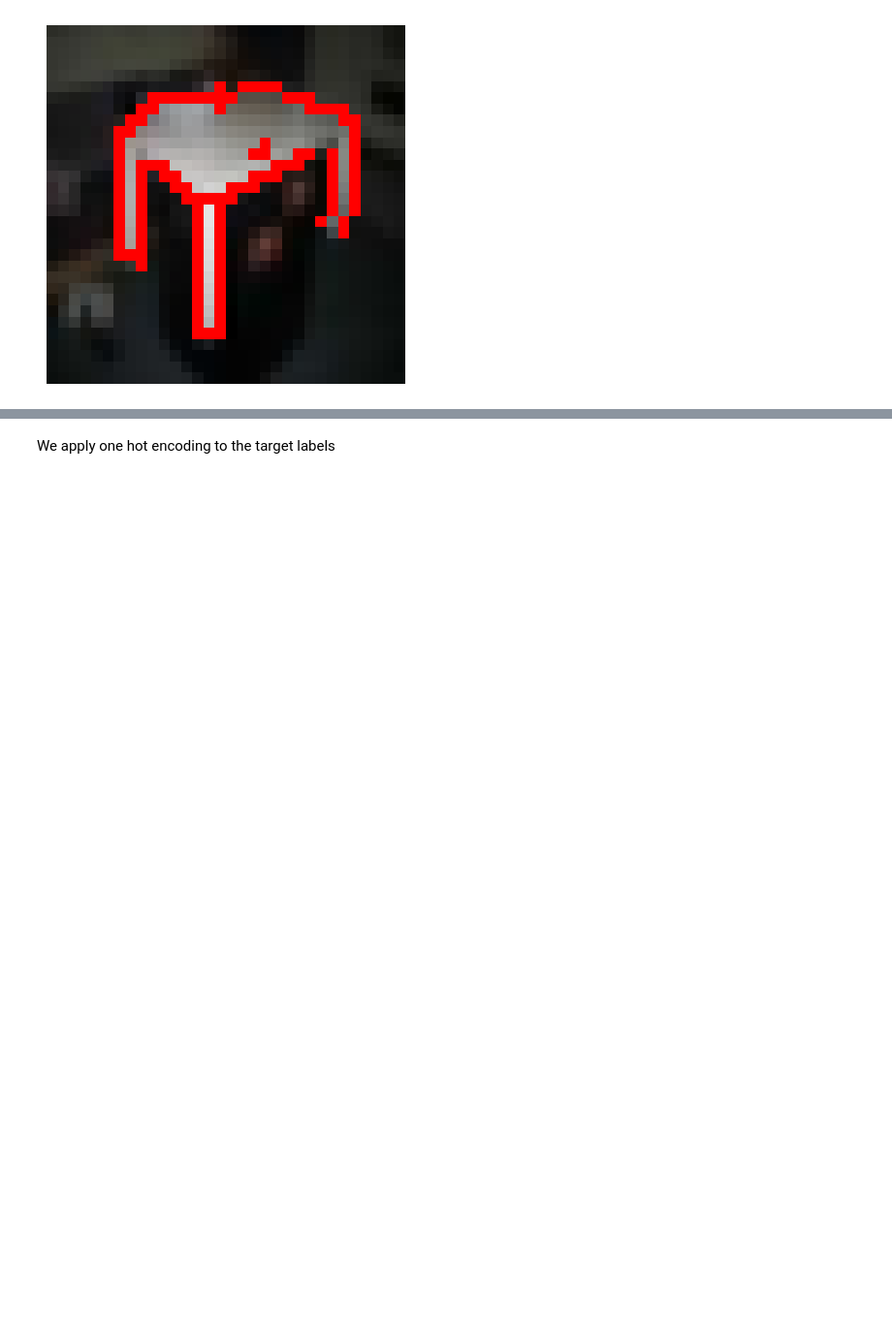
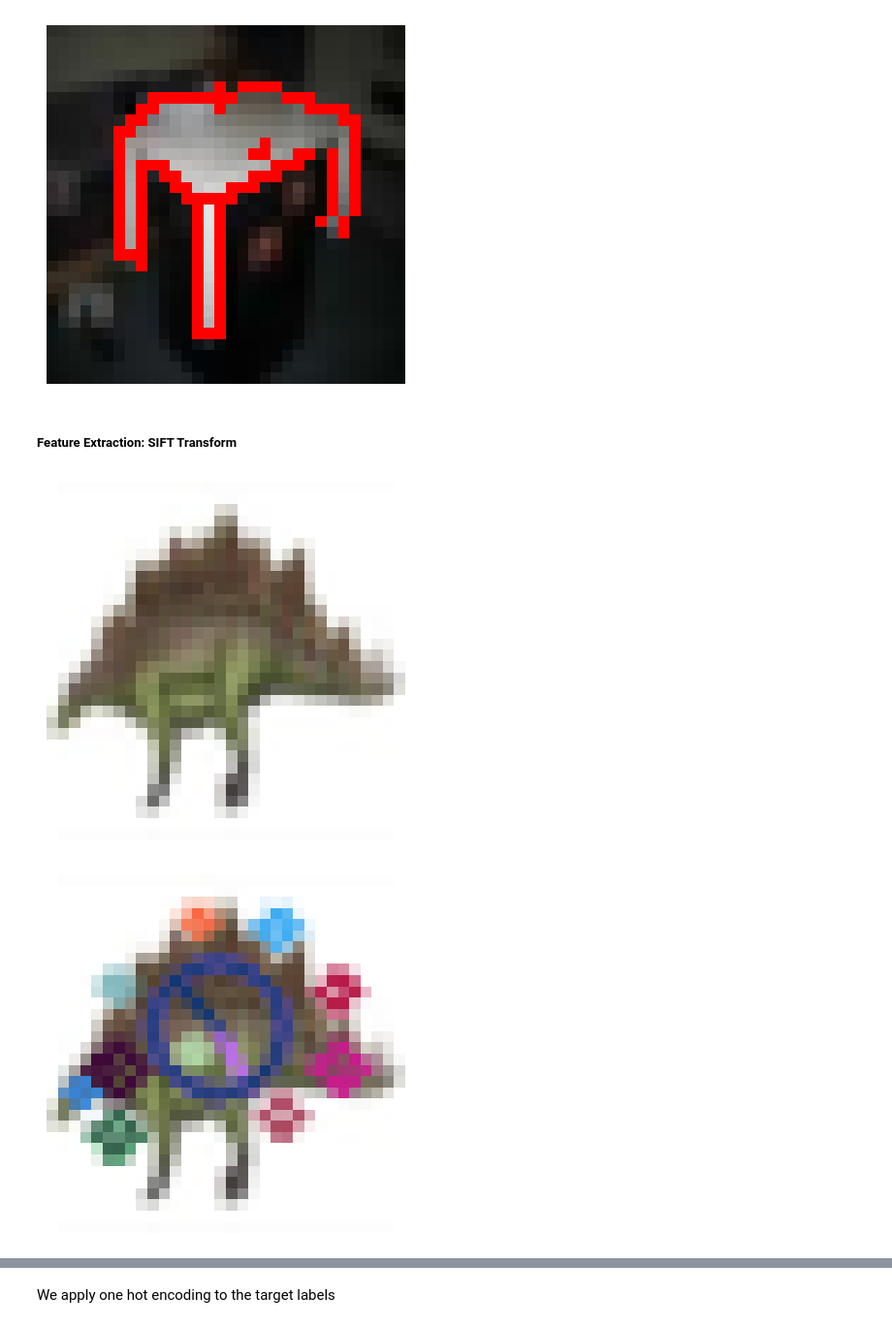
Before and after one commit to rubitopato/DL, a Jupyter notebook: main2.ipynb, the cells around one changed output, grey strips where cells are left out. Shown at 97% size. Cells and saved outputs as stored; diff of their text form; code cells hidden in the pictures; blank space fills up the shorter version.

Commit message:
Canny+SIFT

```diff
--- a/main2.ipynb
+++ b/main2.ipynb
@@ -47,6 +47,21 @@ def canny_edge_dataset(dataset):
             print("Couldn't process image")
 
     return np.array(canny_dataset)
+
+
+def sift_transform_dataset(dataset):
+    sift_dataset = []
+    for img_pre in dataset:
+        try:
+            img = img_pre.copy()
+            sift = cv2.SIFT_create()
+            keypoints = sift.detect(img, None)
+            img_keypoints = cv2.drawKeypoints(img, keypoints, None, flags=cv2.DRAW_MATCHES_FLAGS_DRAW_RICH_KEYPOINTS)
+            sift_dataset.append(img_keypoints)
+        except:
+            print("Couldn't process image")
+
+    return np.array(sift_dataset)
 # %% [markdown]
 ## Preprocessing
 # %% [markdown]
@@ -72,3 +89,16 @@ show_image(X_train_canny_edge[img_number])
 # %% [output]
 [figure]
 [figure]
+# %% [markdown]
+##### Feature Extraction: SIFT Transform
+# %%
+X_train_sift_transform = sift_transform_dataset(X_train)
+X_test_sift_transform = sift_transform_dataset(X_test)
+# %%
+img_number = 1
+
+show_image(X_train[img_number])
+show_image(X_train_sift_transform[img_number])
+# %% [output]
+[figure, added]
+[figure, added]
```
Also changed, not shown: parts of 2 cells of this notebook.
